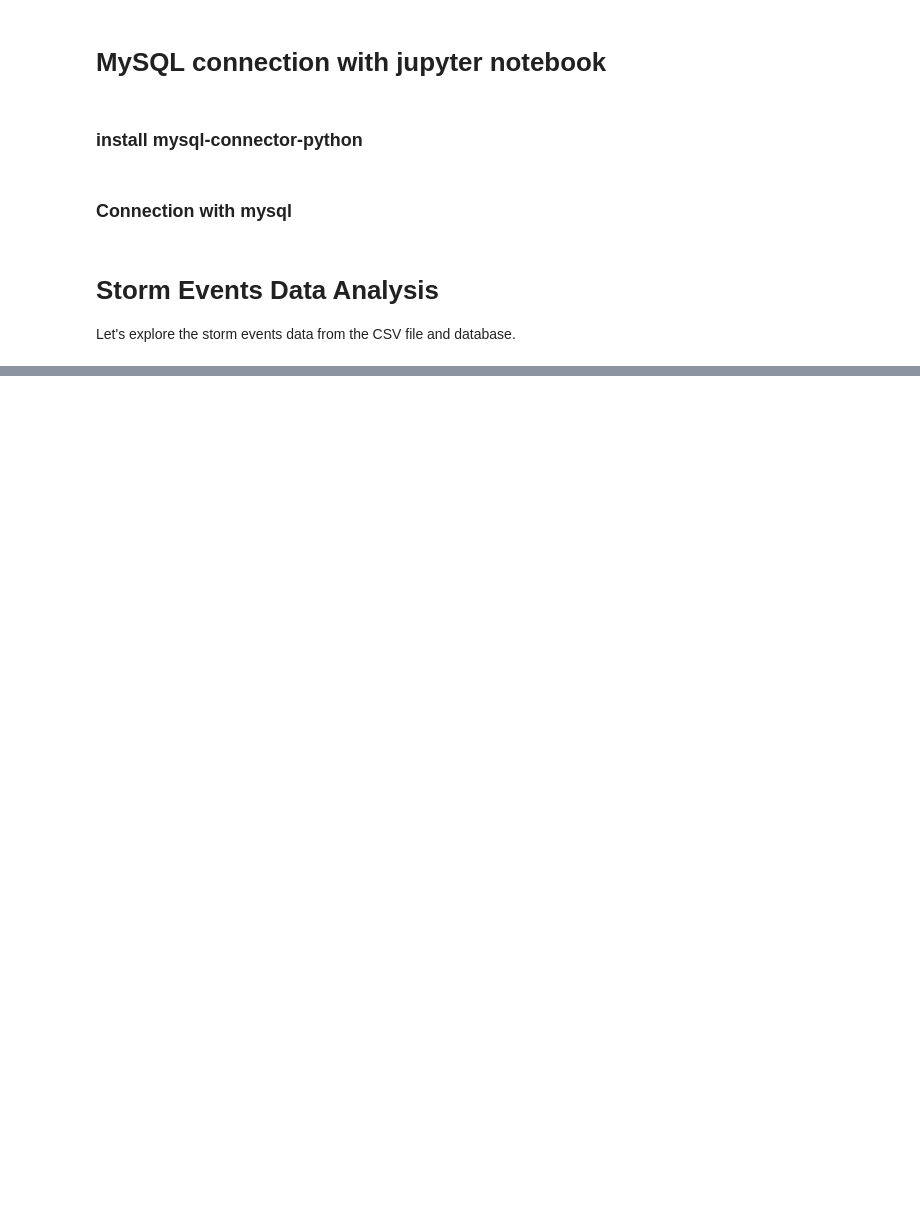
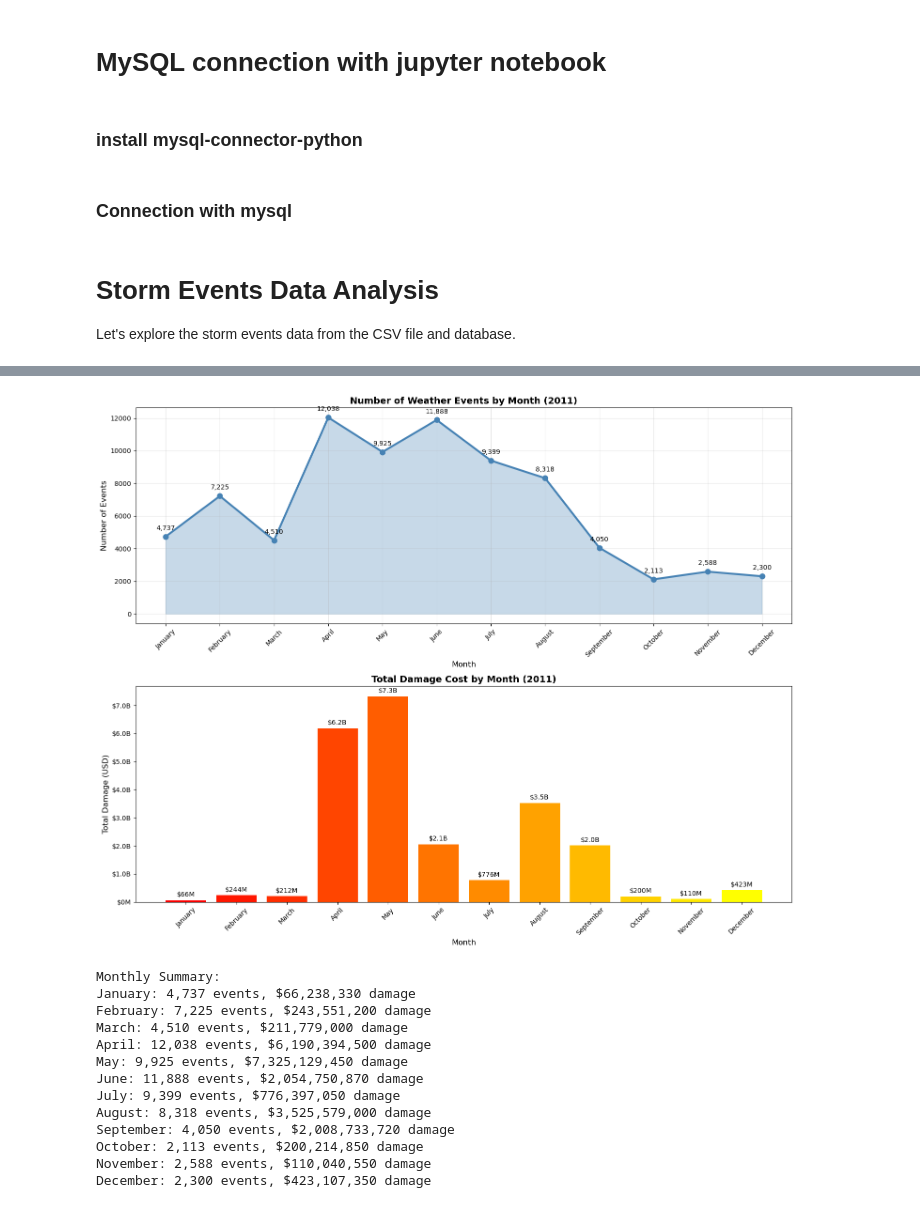
Before and after one commit to TribotCoder/Final-Project, a Jupyter notebook: cap4770_mysql.ipynb, the cells around one changed output, grey strips where cells are left out. Saved outputs shown, nothing was run; the diff lists cells and outputs as text; code cells hidden in the pictures; blank space fills up the shorter version.

```diff
--- a/cap4770_mysql.ipynb
+++ b/cap4770_mysql.ipynb
@@ -112,0 +229,78 @@ print(damage_db)
+# %%
+# Graph 3: Monthly Timeline of Weather Events
+# Get monthly event data
+query_monthly = f"""
+SELECT
+    MONTH(STR_TO_DATE(BEGIN_DATE_TIME, '%d-%b-%y %H:%i:%s')) as month,
+    MIN(MONTHNAME(STR_TO_DATE(BEGIN_DATE_TIME, '%d-%b-%y %H:%i:%s'))) as month_name,
+    COUNT(*) as event_count,
+    SUM(CASE
+        WHEN damage_property LIKE '%k' THEN CAST(REPLACE(damage_property, 'k', '') AS DECIMAL(10,2)) * 1000
+        WHEN damage_property LIKE '%M' THEN CAST(REPLACE(damage_property, 'M', '') AS DECIMAL(10,2)) * 1000000
+        WHEN damage_property LIKE '%B' THEN CAST(REPLACE(damage_property, 'B', '') AS DECIMAL(10,2)) * 1000000000
+        ELSE CAST(damage_property AS DECIMAL(10,2))
+    END + CASE
+        WHEN damage_crops LIKE '%k' THEN CAST(REPLACE(damage_crops, 'k', '') AS DECIMAL(10,2)) * 1000
+        WHEN damage_crops LIKE '%M' THEN CAST(REPLACE(damage_crops, 'M', '') AS DECIMAL(10,2)) * 1000000
+        WHEN damage_crops LIKE '%B' THEN CAST(REPLACE(damage_crops, 'B', '') AS DECIMAL(10,2)) * 1000000000
+        ELSE CAST(damage_crops AS DECIMAL(10,2))
+    END) as total_damage
+FROM {storm_table_name}
+GROUP BY month
+ORDER by month
+"""
+monthly_data = pd.read_sql(query_monthly, conn)
+
+fig, (ax1, ax2) = plt.subplots(2, 1, figsize=(15, 12))
+
+# Event count by month
+ax1.plot(monthly_data['month_name'], monthly_data['event_count'],
+         marker='o', linewidth=3, markersize=8, color='steelblue')
+ax1.fill_between(monthly_data['month_name'], monthly_data['event_count'], alpha=0.3, color='steelblue')
+ax1.set_title('Number of Weather Events by Month (2011)', fontsize=14, fontweight='bold')
+ax1.set_xlabel('Month', fontsize=12)
+ax1.set_ylabel('Number of Events', fontsize=12)
+ax1.grid(True, alpha=0.3)
+ax1.tick_params(axis='x', rotation=45)
+
+# Add value labels
+for i, (month, count) in enumerate(zip(monthly_data['month_name'], monthly_data['event_count'])):
+    ax1.annotate(f'{count:,}', (i, count), textcoords="offset points", xytext=(0,10), ha='center')
+
+# Total damage by month
+bars2 = ax2.bar(monthly_data['month_name'], monthly_data['total_damage'],
+                color=plt.cm.autumn(np.linspace(0, 1, len(monthly_data))))
+ax2.set_title('Total Damage Cost by Month (2011)', fontsize=14, fontweight='bold')
+ax2.set_xlabel('Month', fontsize=12)
+ax2.set_ylabel('Total Damage (USD)', fontsize=12)
+ax2.tick_params(axis='x', rotation=45)
+ax2.yaxis.set_major_formatter(plt.FuncFormatter(lambda x, p: f'${x/1e6:.0f}M' if x < 1e9 else f'${x/1e9:.1f}B'))
+
+# Add value labels on bars
+for bar in bars2:
+    height = bar.get_height()
+    ax2.text(bar.get_x() + bar.get_width()/2., height + max(monthly_data['total_damage'])*0.01,
+             f'${height/1e6:.0f}M' if height < 1e9 else f'${height/1e9:.1f}B',
+             ha='center', va='bottom', fontsize=10)
+
+plt.tight_layout()
+plt.show()
+
+print("Monthly Summary:")
+for _, row in monthly_data.iterrows():
+    print(f"{row['month_name']}: {row['event_count']:,} events, ${row['total_damage']:,.0f} damage")
+# %% [output]
+[figure, added]
+Monthly Summary:
+January: 4,737 events, $66,238,330 damage
+February: 7,225 events, $243,551,200 damage
+March: 4,510 events, $211,779,000 damage
+April: 12,038 events, $6,190,394,500 damage
+May: 9,925 events, $7,325,129,450 damage
+June: 11,888 events, $2,054,750,870 damage
+July: 9,399 events, $776,397,050 damage
+August: 8,318 events, $3,525,579,000 damage
+September: 4,050 events, $2,008,733,720 damage
+October: 2,113 events, $200,214,850 damage
+November: 2,588 events, $110,040,550 damage
+December: 2,300 events, $423,107,350 damage
```
Also changed, not shown: parts of 8 cells of this notebook.
